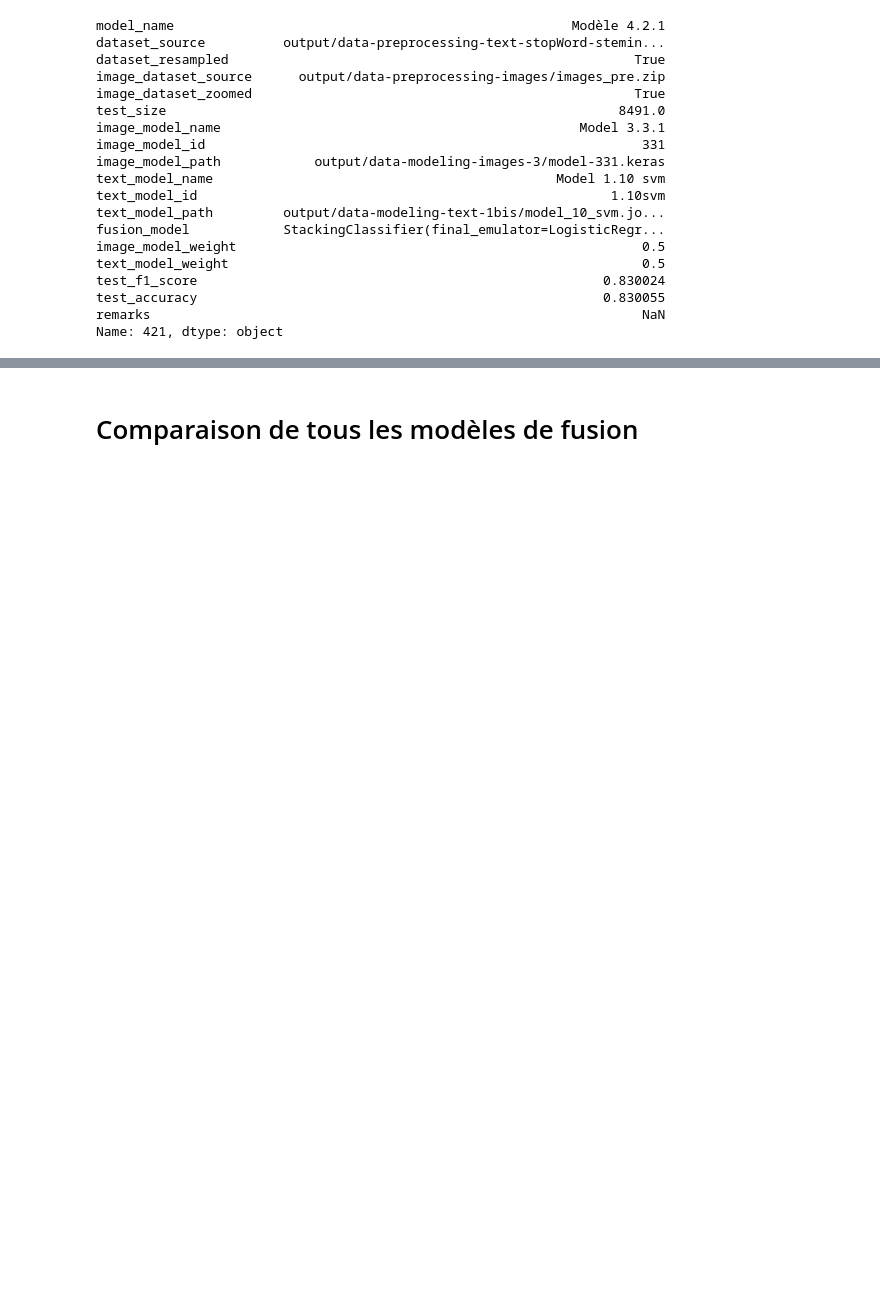
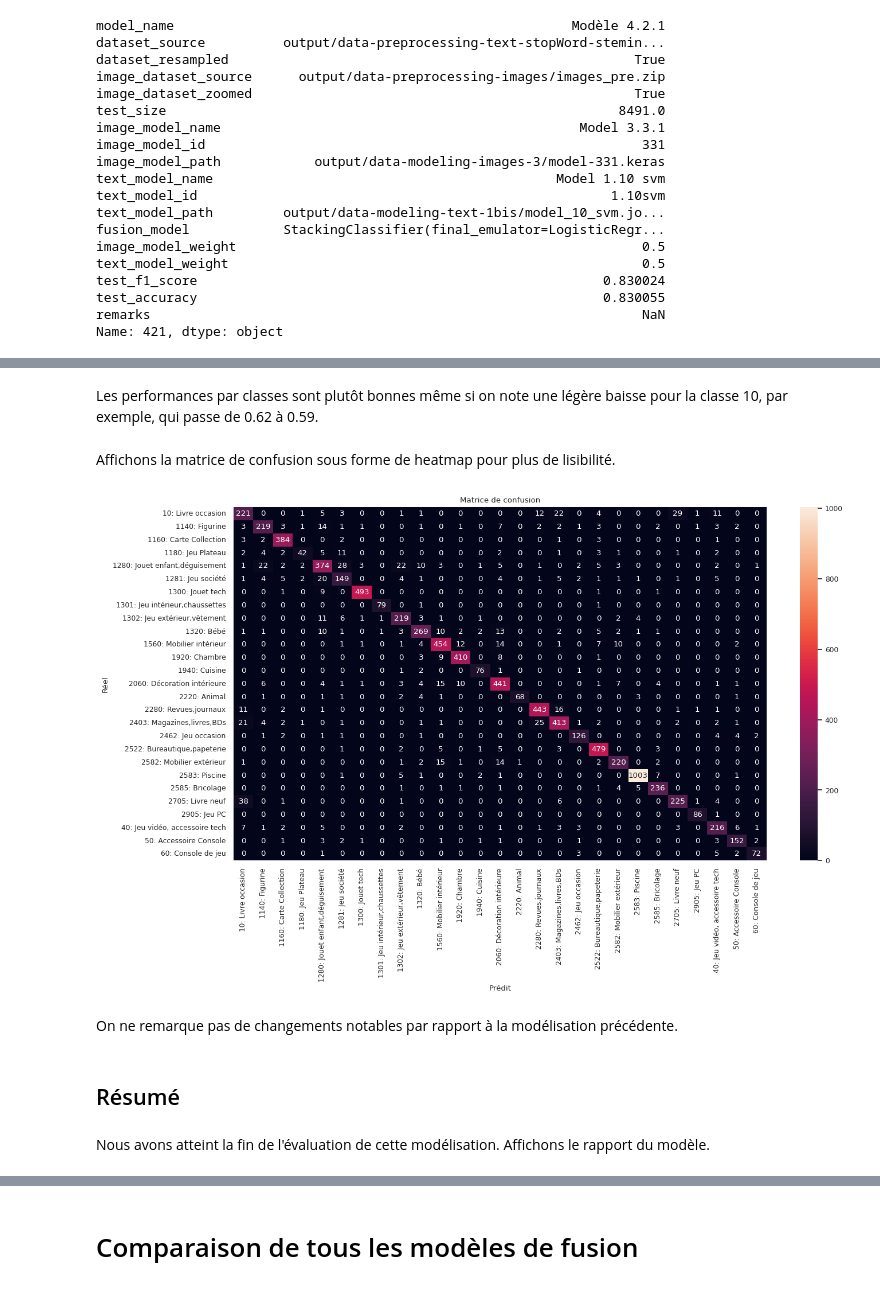
Before and after one commit to DataScientest-Studio/nov23_bds_rakuten, a Jupyter notebook: notebooks/data-modeling-fusion.ipynb, the cells around one changed output, grey strips where cells are left out. Drawn from its saved outputs; the diff is of its cells as text; code cells hidden in the pictures; blank space fills up the shorter version.

Commit message:
add fusion with camembert 028: 0.88 f1 (todo clean code)

```diff
--- a/notebooks/data-modeling-fusion.ipynb
+++ b/notebooks/data-modeling-fusion.ipynb
@@ -1122,0 +1380,6 @@ Name: 421, dtype: object
+# %%
+test_pred_image_path = "test_pred_image_"+str(model_id)+"_"+get_reporting_value(model_id,"image_model_id")+".pkl"
+test_pred_image = load_pickle(test_pred_image_path)
+if test_pred_image is None:
+  test_pred_image = model_image.predict(test_generator,verbose=1)
+  save_pickle(test_pred_image_path,test_pred_image)
@@ -1122,0 +1392,13 @@ Name: 421, dtype: object
+# %%
+test_pred_text_path = "test_pred_text_"+get_reporting_value(model_id,"text_model_id")+".pkl"
+#test_pred_text = load_pickle(test_pred_text_path)
+test_pred_text = None
+if test_pred_text is None:
+  trainer = Trainer(model_text)
+  _, test_pred_text = get_predictions(trainer, X_test_camembert)
+  test_pred_text = reorder_predict_cols(
+      test_pred_text,
+      np.sort(np.array(classes_ordered,dtype="int")),
+      np.array(classes_ordered,dtype="int")
+  )
+  save_pickle(test_pred_text_path,test_pred_text)
@@ -1122,0 +1410,12 @@ Name: 421, dtype: object
+# %%
+img_pred_weight = 0.5
+text_pred_weight= 0.5
+test_pred = get_average_pred(test_pred_image,test_pred_text,
+                             img_pred_weight=img_pred_weight,
+                             text_pred_weight=text_pred_weight
+)
+update_reporting_line(model_id,{
+    "fusion_model": "VotingClassifier(voting='soft') emulation",
+    "image_model_weight": img_pred_weight,
+    "text_model_weight": text_pred_weight,
+})
@@ -1122,0 +1424,2 @@ Name: 421, dtype: object
+# %%
+test_pred_class = [classes_ordered[c] for c in test_pred]
@@ -1122,0 +1469,15 @@ Name: 421, dtype: object
+# %% [markdown]
+Les performances par classes sont plutôt bonnes même si on note une légère baisse pour la classe 10, par exemple, qui passe de 0.62 à 0.59.
+# %% [markdown]
+Affichons la matrice de confusion sous forme de heatmap pour plus de lisibilité.
+# %%
+cm = pd.crosstab(y_test.astype("str"),test_pred_class,rownames=["réel"],colnames=["prédit"])
+plot_confusion_matrix(np.array(cm))
+# %% [output]
+[figure, added]
+# %% [markdown]
+On ne remarque pas de changements notables par rapport à la modélisation précédente.
+# %% [markdown]
+## Résumé
+# %% [markdown]
+Nous avons atteint la fin de l'évaluation de cette modélisation. Affichons le rapport du modèle.
```
Also changed, not shown: parts of 58 cells of this notebook.
